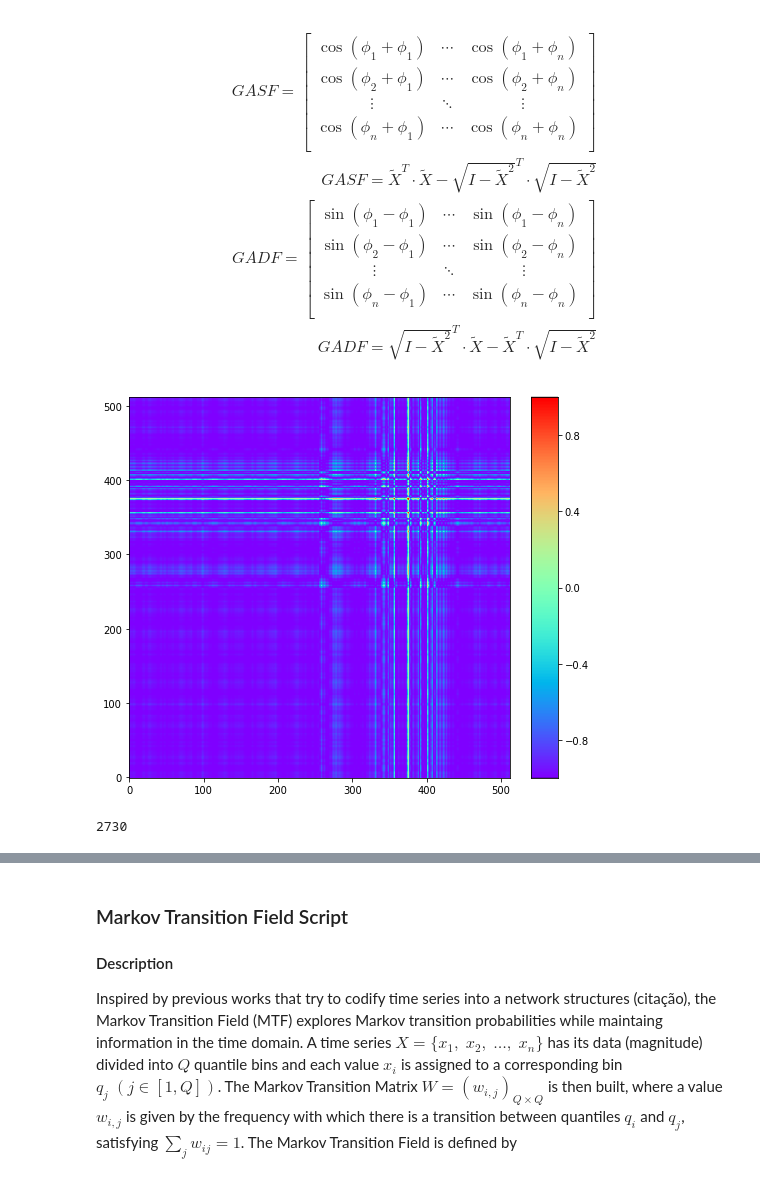
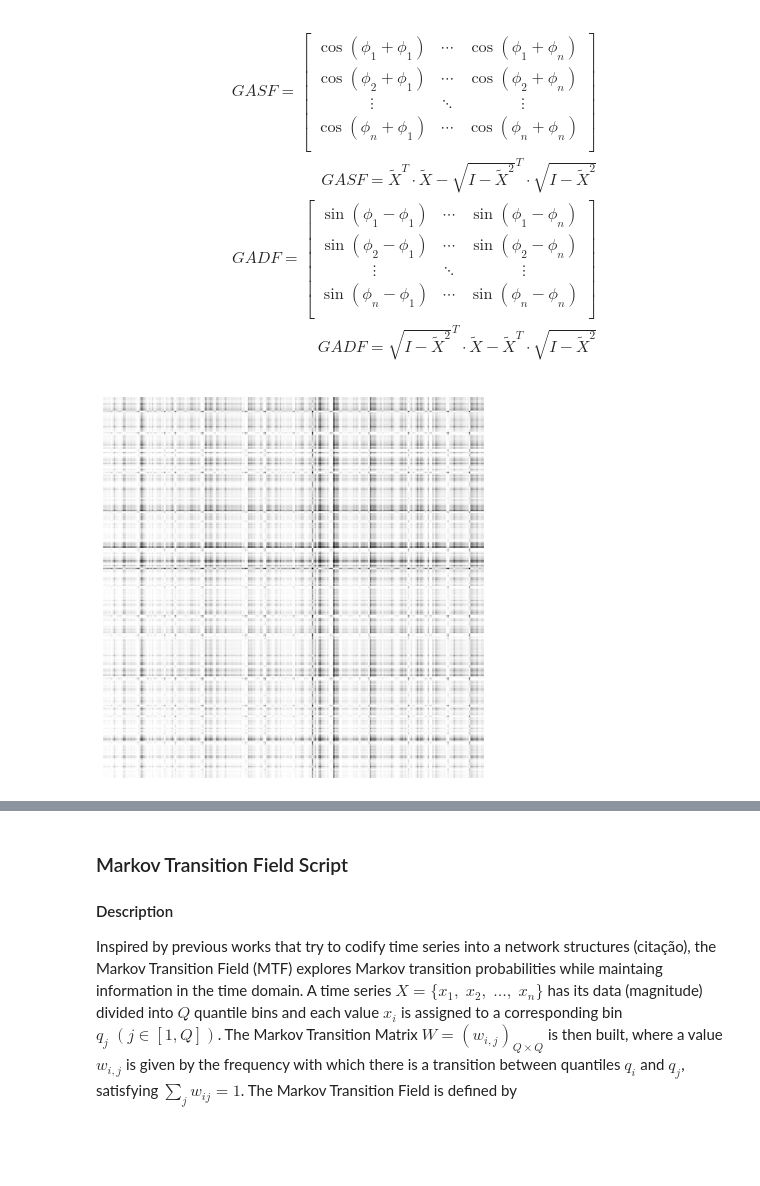
Before and after one commit to patrick-oliveira/ICDeepLearning, a Jupyter notebook: 3 - Time Series Imaging.ipynb, the cells around one changed output, grey strips where cells are left out. Saved outputs shown, nothing was run; the diff lists cells and outputs as text; code cells hidden in the pictures; blank space fills up the shorter version.

Commit message:
Modifying functions for time series imaging

```diff
--- a/3 - Time Series Imaging.ipynb
+++ b/3 - Time Series Imaging.ipynb
@@ -23,3 +20,19 @@ figSize = (12, 12)
+# %%
+BATCH_SIZE = 64
+SIGNAL_LENGTH = 250
+# NUM_SUBJECTS = 5 + 1
+NUM_CLASSES = 2
+
+# individuals = [*map(lambda k: str(k), [*range(1, NUM_SUBJECTS + 1)])]
+# individuals.remove('5')
+
+classes = list(range(1, NUM_CLASSES + 1))
+dataset = TsinghuaDataset('benchmark', Project, SIGNAL_LENGTH, classes = classes)
+dataloaders, _ = Dataloader(dataset, BATCH_SIZE)
+# %%
+sample = next(iter(dataloaders['train']))[0].numpy()[0][0][0].reshape(1, -1)
+# %%
+ImagingInterface = Imaging()
 # %% [markdown]
 ***
 # %% [markdown]
@@ -73,28 +86,3 @@ $$
     GADF = \sqrt{I - \tilde{X}^2}^{T} \cdot \tilde{X} - \tilde{X}^{T}\cdot \sqrt{I - \tilde{X}^2}
 \end{eqnarray}
 $$
-# %%
-# EXAMPLE: GRAMIAN ANGULAR SUMMATION FIELD
-sample = np.loadtxt( (Project.combined_series_dir / preprocessing / signal_length / data.loc[0]['subject'] / data.loc[0]['state'] / data.loc[0]['file']).__str__() ).reshape(1, -1)
-gasf = GramianAngularField(image_size = 1., method = 'summation')
-X_gasf = gasf.fit_transform(sample)
-
-fig = plt.figure(figsize = (12, 7))
-grid = ImageGrid(fig, 111,
-                 nrows_ncols=(1, 1),
-                 axes_pad=0.15,
-                 share_all=True,
-                 cbar_location="right",
-                 cbar_mode="single",
-                 cbar_size="7%",
-                 cbar_pad=0.3,
-                 )
-
-for ax in grid:
-    im = ax.imshow(X_gasf[0], cmap = 'rainbow', origin = 'lower')
-
-ax.cax.colorbar(im)
-ax.cax.toggle_label(True)
-plt.show()
-# %% [output]
-[figure, removed]
@@ -106,4 +88,0 @@ fig_path = Project.images_dir / preprocessing / method / signal_length
-# %%
-len(data)
-# %% [output]
-2730
@@ -118,0 +89,5 @@ Fields.createField(gadf, data, range(2000, 2730), figSize, fig_path, signal_leng
+# %%
+# Summation
+gasf_result = ImagingInterface.apply('gasf', sample)
+# %% [output]
+[figure, added]
```
Also changed, not shown: parts of 24 cells of this notebook, 3 other files.
